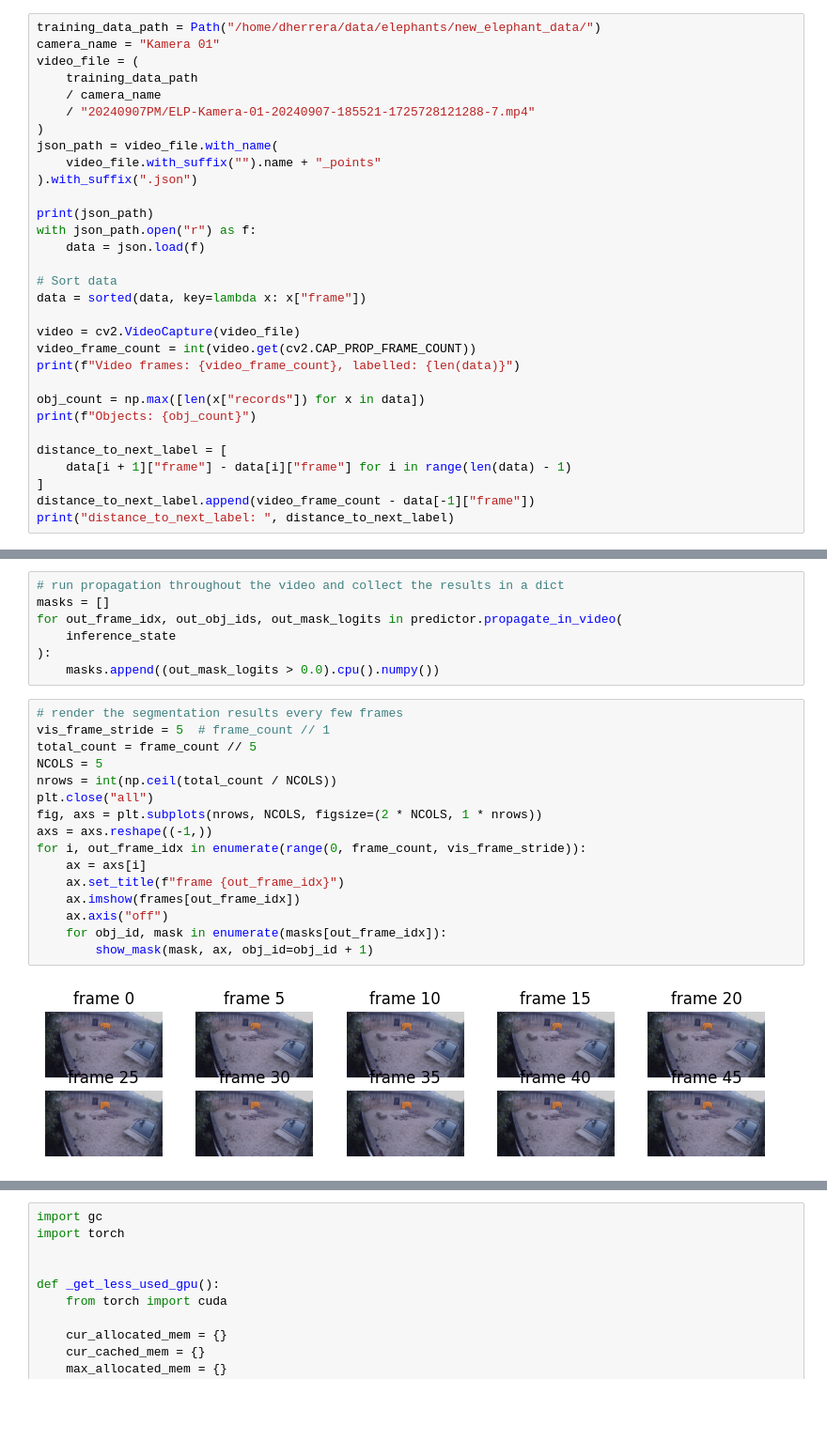
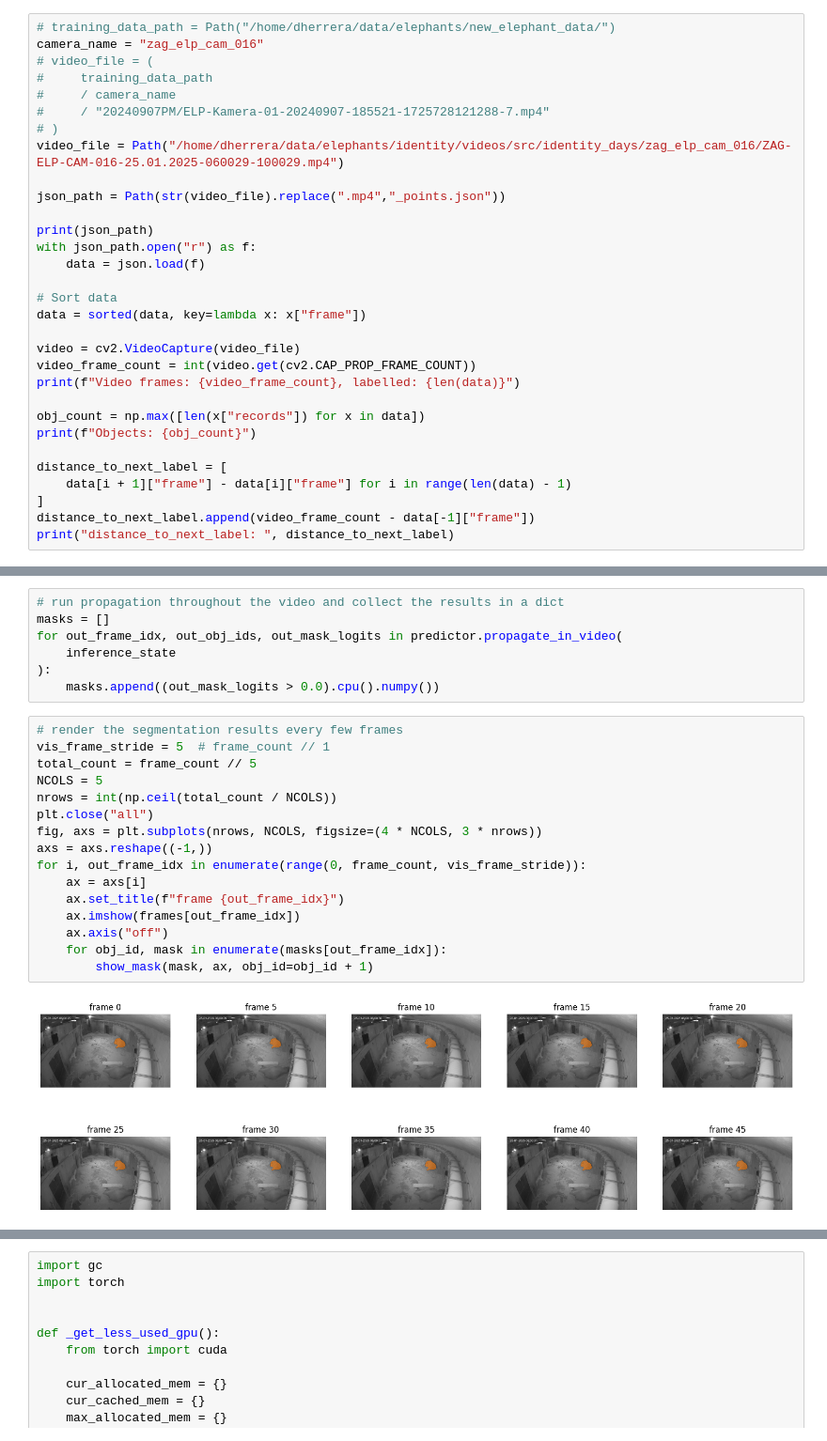
Before and after one commit to plumonito/zoo_vision, a Jupyter notebook: training/sam2_mask_propagation/propagate_test.ipynb, the cells around one changed output, grey strips where cells are left out. Shown at 94% size. Cells and saved outputs as stored; diff of their text form; blank space fills up the shorter version.

```diff
--- a/training/sam2_mask_propagation/propagate_test.ipynb
+++ b/training/sam2_mask_propagation/propagate_test.ipynb
@@ -10,16 +10,16 @@ from pathlib import Path
 
 from typing import Any
 # %%
-training_data_path = Path("/home/dherrera/data/elephants/new_elephant_data/")
-camera_name = "Kamera 01"
-video_file = (
-    training_data_path
-    / camera_name
-    / "20240907PM/ELP-Kamera-01-20240907-185521-1725728121288-7.mp4"
-)
-json_path = video_file.with_name(
-    video_file.with_suffix("").name + "_points"
-).with_suffix(".json")
+# training_data_path = Path("/home/dherrera/data/elephants/new_elephant_data/")
+camera_name = "zag_elp_cam_016"
+# video_file = (
+#     training_data_path
+#     / camera_name
+#     / "20240907PM/ELP-Kamera-01-20240907-185521-1725728121288-7.mp4"
+# )
+video_file = Path("/home/dherrera/data/elephants/identity/videos/src/identity_days/zag_elp_cam_016/ZAG-ELP-CAM-016-25.01.2025-060029-100029.mp4")
+
+json_path = Path(str(video_file).replace(".mp4","_points.json"))
 
 print(json_path)
 with json_path.open("r") as f:
@@ -217,21 +219,21 @@ for out_frame_idx, out_obj_ids, out_mask_logits in predictor.propagate_in_video(
 # %%
 # render the segmentation results every few frames
 vis_frame_stride = 5  # frame_count // 1
 total_count = frame_count // 5
 NCOLS = 5
 nrows = int(np.ceil(total_count / NCOLS))
 plt.close("all")
-fig, axs = plt.subplots(nrows, NCOLS, figsize=(2 * NCOLS, 1 * nrows))
+fig, axs = plt.subplots(nrows, NCOLS, figsize=(4 * NCOLS, 3 * nrows))
 axs = axs.reshape((-1,))
 for i, out_frame_idx in enumerate(range(0, frame_count, vis_frame_stride)):
     ax = axs[i]
     ax.set_title(f"frame {out_frame_idx}")
     ax.imshow(frames[out_frame_idx])
     ax.axis("off")
     for obj_id, mask in enumerate(masks[out_frame_idx]):
         show_mask(mask, ax, obj_id=obj_id + 1)
 # %% [output]
-[figure, old version]
+[figure, new version]
 # %%
 def mask_iou(a, b) -> float:
     overlap_area = (a & b).sum()
```
Also changed, not shown: parts of 8 cells of this notebook.
